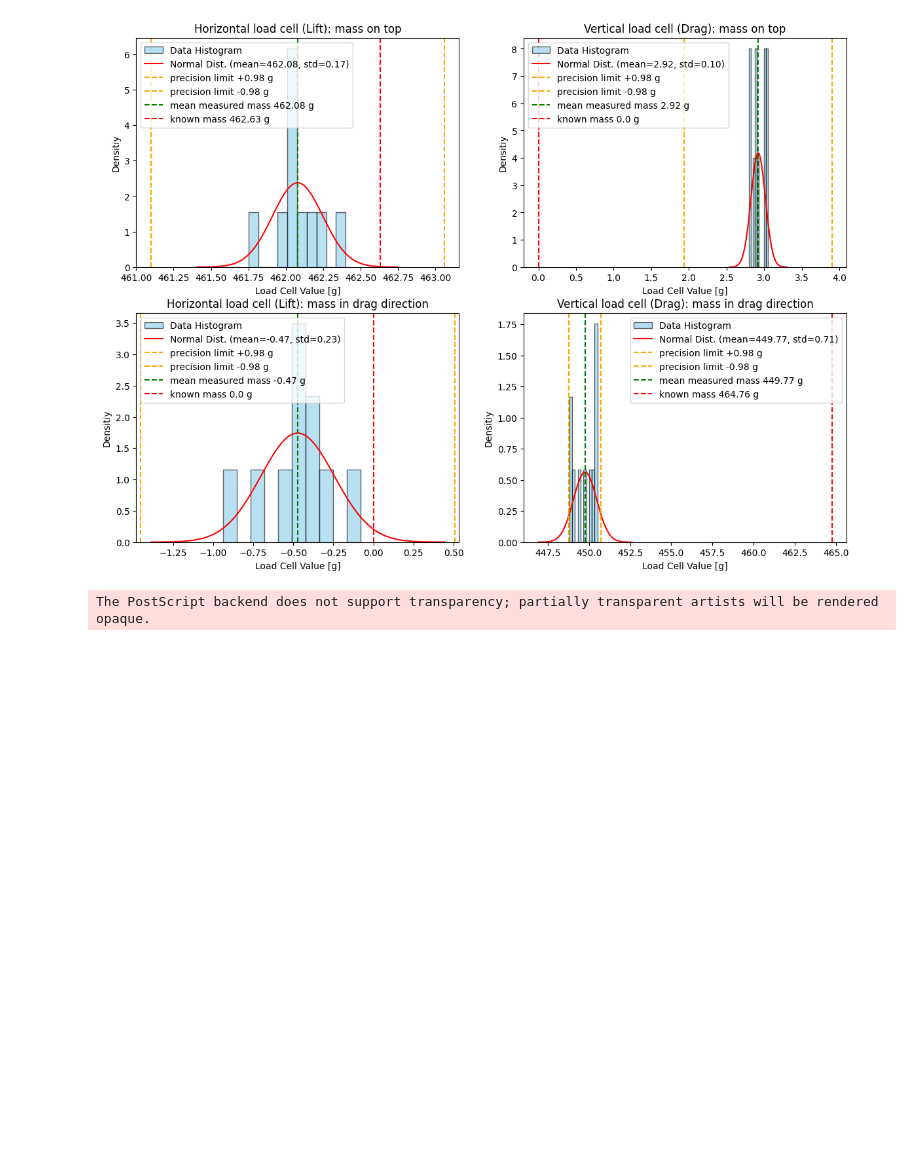
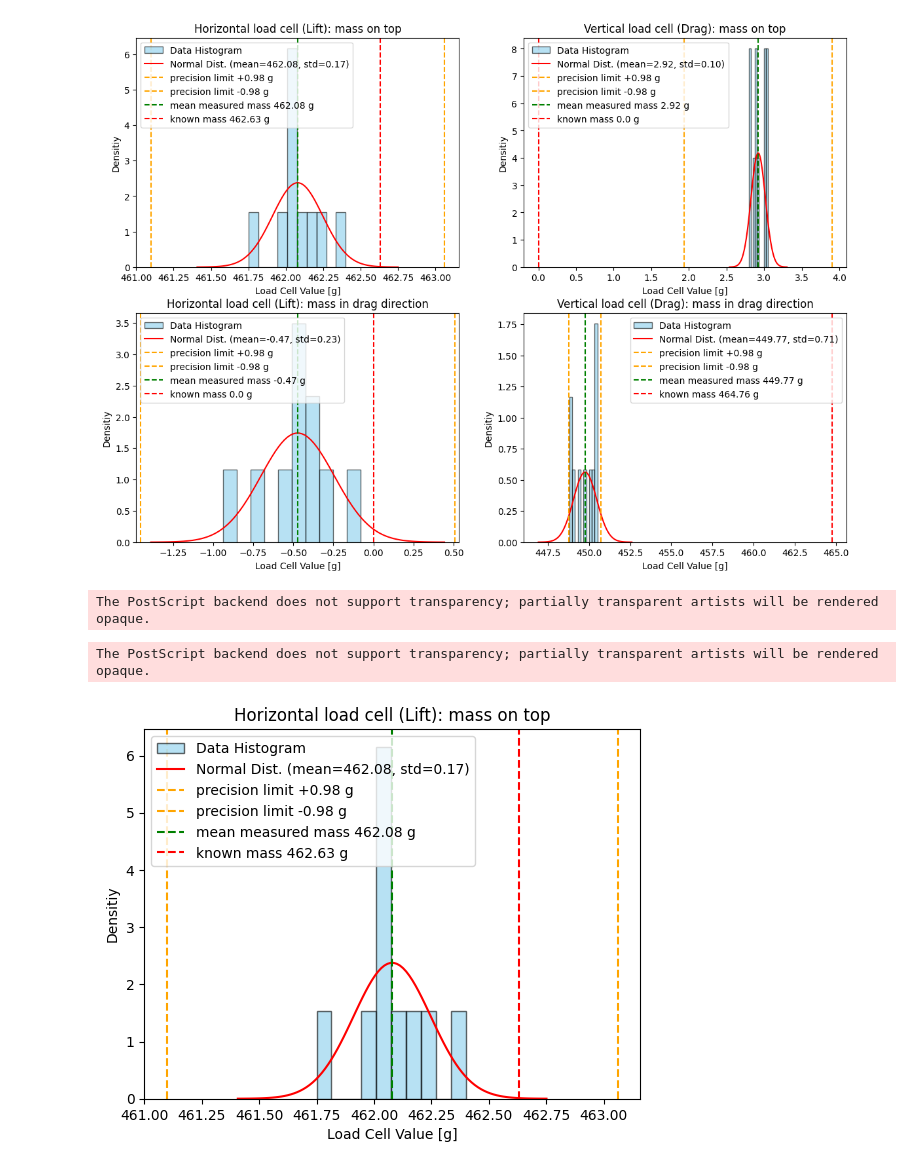
Before and after one commit to UniRoi/MADE_24_Windtunnel_Code, a Jupyter notebook: Windtunnel_General_Calculations/Evaluate_Test_Results/evaluate_two_axis_full_system.ipynb, the cells around one changed output. Saved outputs shown, nothing was run; the diff lists cells and outputs as text; code cells hidden in the pictures; blank space fills up the shorter version.

Commit message:
Add cells for independent figures

```diff
--- a/Windtunnel_General_Calculations/Evaluate_Test_Results/evaluate_two_axis_full_system.ipynb
+++ b/Windtunnel_General_Calculations/Evaluate_Test_Results/evaluate_two_axis_full_system.ipynb
@@ -426,3 +426,46 @@ fig.savefig(fig_name, format='eps')
 fig.savefig(cwd + '/../../Docs/images/Fullsystem_coupling_lift_drag_precision.png', format='png')
 # %% [output]
 The PostScript backend does not support transparency; partially transparent artists will be rendered opaque.
+# %%
+column_7t = "Load cell 7 - Top" # Loading from top
+column_3t = "Load cell 3 - Top" # Loading from top
+column_7p = "Load cell 7 - Drag pulley" # Loading in drag direction  Pulley aligned with measurement point
+column_3p = "Load cell 3 - Drag pulley" # Loading in drag direction  Pulley aligned with measurement point
+data_7t = df[column_7t]
+data_3t = df[column_3t]
+data_7p = df[column_7p]
+data_3p = df[column_3p]
+
+known_mass = 462.63
+
+upper_limit = known_mass + accuracy_kg
+lower_limit = known_mass - accuracy_kg
+
+# Calculate mean and standard deviation for top
+mean = data_7t.mean()
+std_dev = data_7t.std()
+
+upper_lim_precision = mean + accuracy_kg
+lower_lim_precision = mean - accuracy_kg
+
+x_values_t = np.linspace(mean - 4*std_dev, mean + 4*std_dev, 100)
+normal_dist_curve_t = norm.pdf(x_values_t, mean, std_dev)
+
+plt.hist(data_7t, bins=10, density=True, alpha=0.6, color="skyblue", edgecolor="black", label="Data Histogram")
+plt.plot(x_values_t, normal_dist_curve_t, color="red", label=f"Normal Dist. (mean={mean:.2f}, std={std_dev:.2f})")
+
+plt.axvline(upper_lim_precision, color = 'orange', linestyle='--', label=f'precision limit +{accuracy_kg:.2f} g')
+plt.axvline(lower_lim_precision, color = 'orange', linestyle='--', label=f'precision limit -{accuracy_kg:.2f} g')
+plt.axvline(mean, color = 'green', linestyle='--', label=f'mean measured mass {mean:.2f} g')
+
+plt.axvline(known_mass, color = 'red', linestyle='--', label=f'known mass {known_mass} g')
+plt.title("Horizontal load cell (Lift): mass on top")
+plt.xlabel("Load Cell Value [g]")
+plt.ylabel("Densitiy")
+plt.legend()
+
+fig_name = cwd + '/../../Docs/images/Fullsystem_coupling_lift_drag_precision_tl.eps'
+plt.savefig(fig_name, format='eps')
+# %% [output]
+The PostScript backend does not support transparency; partially transparent artists will be rendered opaque.
+[figure, added]
```
Also changed, not shown: parts of 3 cells of this notebook.
